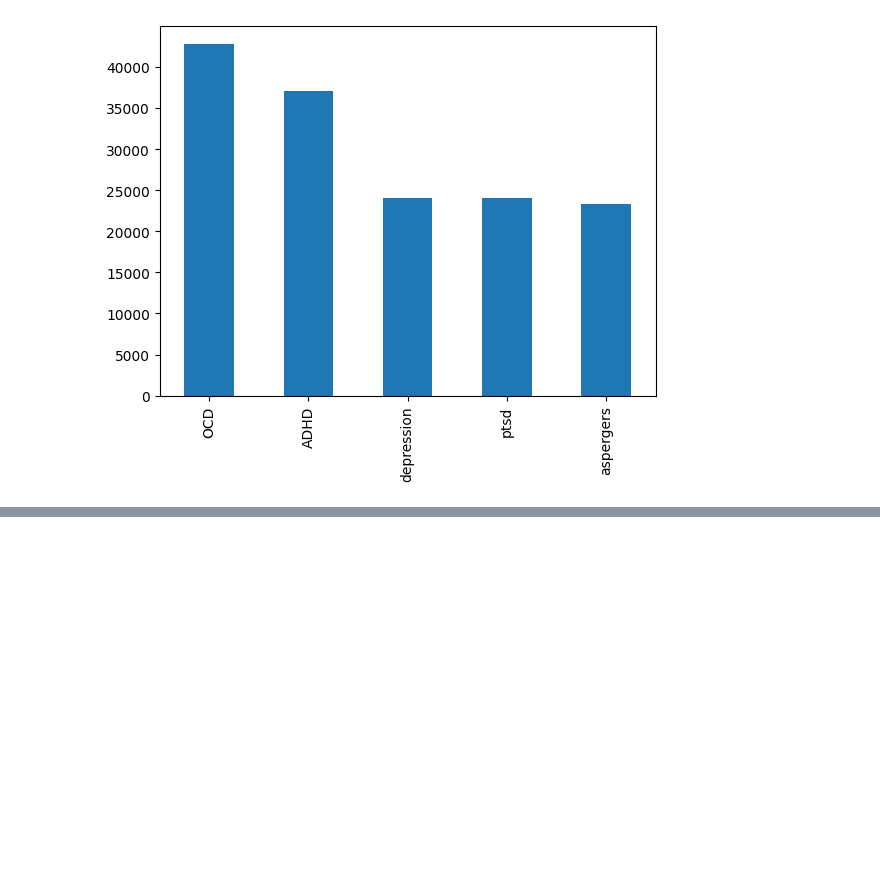
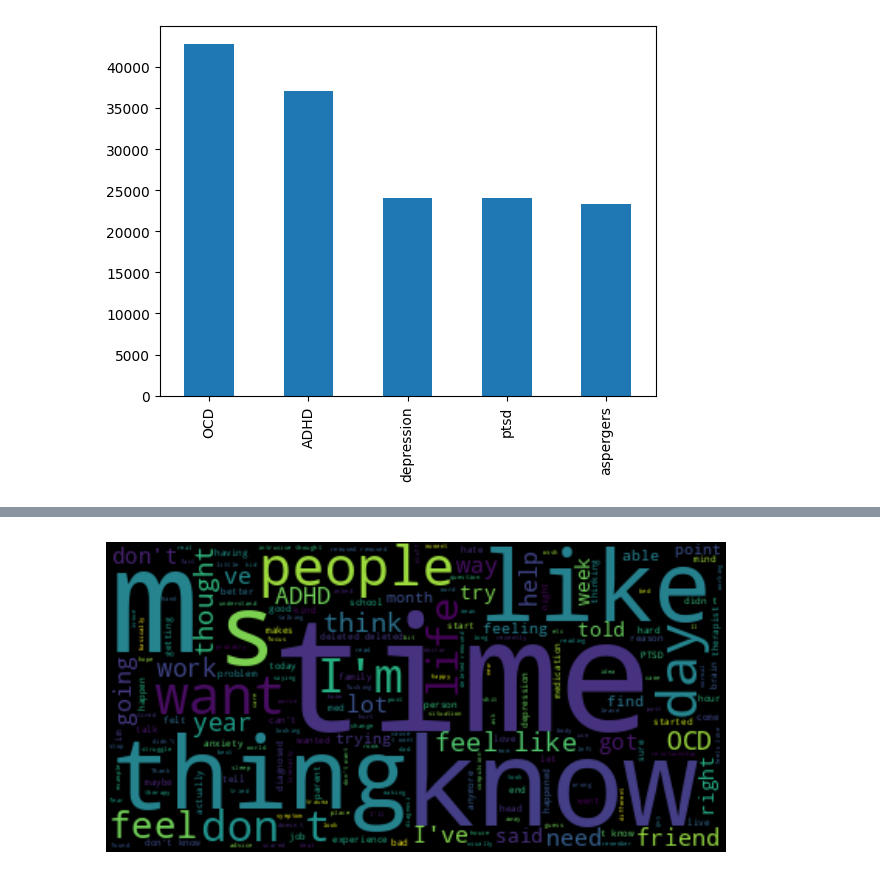
Before and after one commit to Frorozcoloa/neuromatch_team_2, a Jupyter notebook: 0-1-analisys_data.ipynb, the cells around one changed output, grey strips where cells are left out. Saved outputs shown, nothing was run; the diff lists cells and outputs as text; code cells hidden in the pictures; blank space fills up the shorter version.

```diff
--- a/0-1-analisys_data.ipynb
+++ b/0-1-analisys_data.ipynb
@@ -23,3 +23,28 @@ Requirement already satisfied: six>=1.5 in /usr/local/lib/python3.10/dist-packag
+# %%
+# Utilies functions
+import pandas as pd
+import matplotlib.pyplot as plt
+import spacy
+from wordcloud import WordCloud
+
+def create_word_cloud(series):
+    # Combine all text from the series into a single string
+    text = ' '.join(series.tolist())
+
+    # Load spaCy's English language model
+    nlp = spacy.load('en_core_web_sm')
+
+    # Create a set of spaCy's English stop words
+    stopwords = set(nlp.Defaults.stop_words)
+
+    # Step 4: Create an instance of WordCloud and generate the word cloud
+    wordcloud = WordCloud(stopwords=stopwords).generate(text)
+
+    # Step 6: Display the word cloud using matplotlib
+    plt.figure(figsize=(8, 8))
+    plt.imshow(wordcloud, interpolation='bilinear')
+    plt.axis('off')
+    plt.show()
 # %%
 from datasets import load_dataset
 dataset = load_dataset("quocanh34/mental_health_dataset_1")
@@ -53,0 +103,6 @@ df.subreddit.value_counts().plot.bar()
+# %%
+df_plot = df.body.copy()
+df_plot.dropna(inplace=True)
+create_word_cloud(df_plot)
+# %% [output]
+[figure, added]
```
Also changed, not shown: parts of 9 cells of this notebook.
